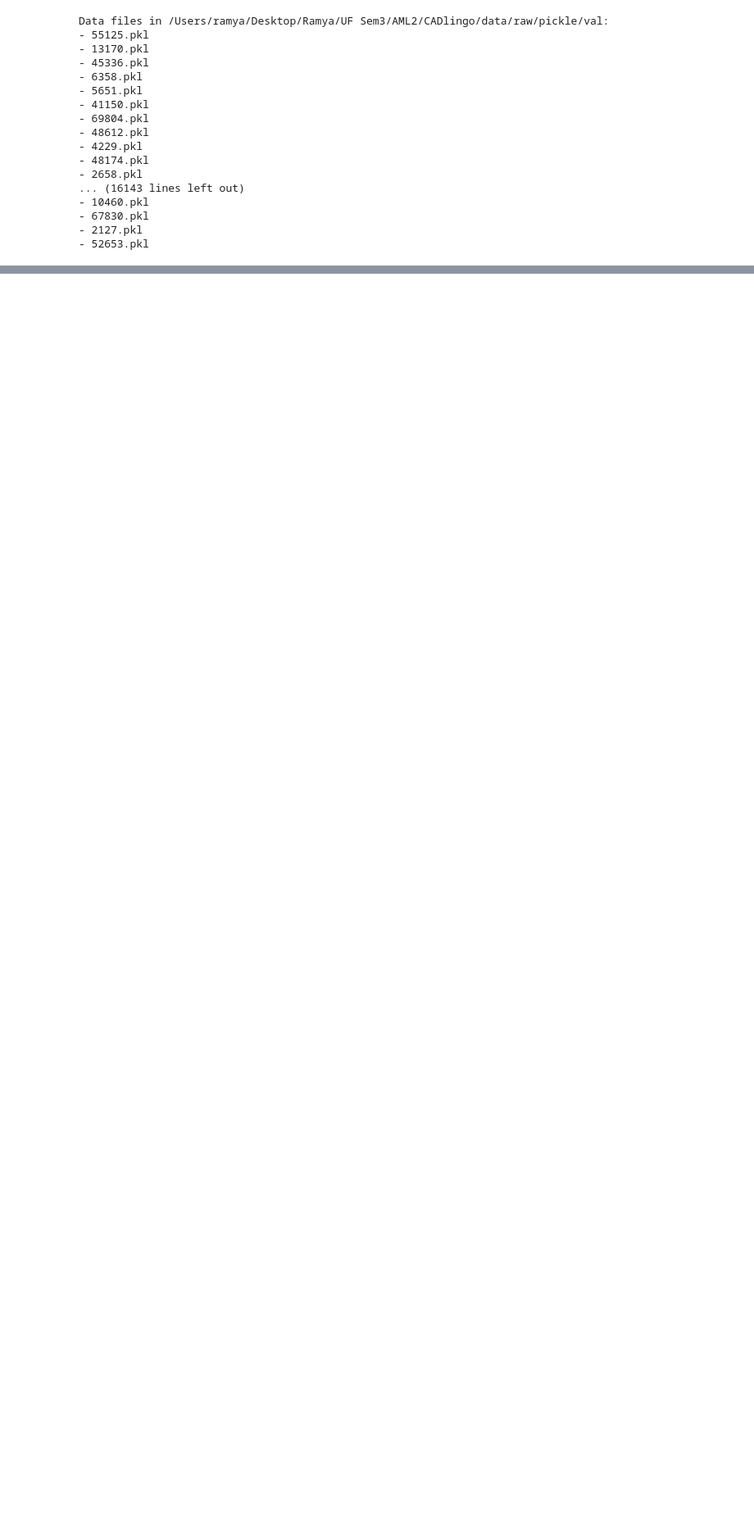
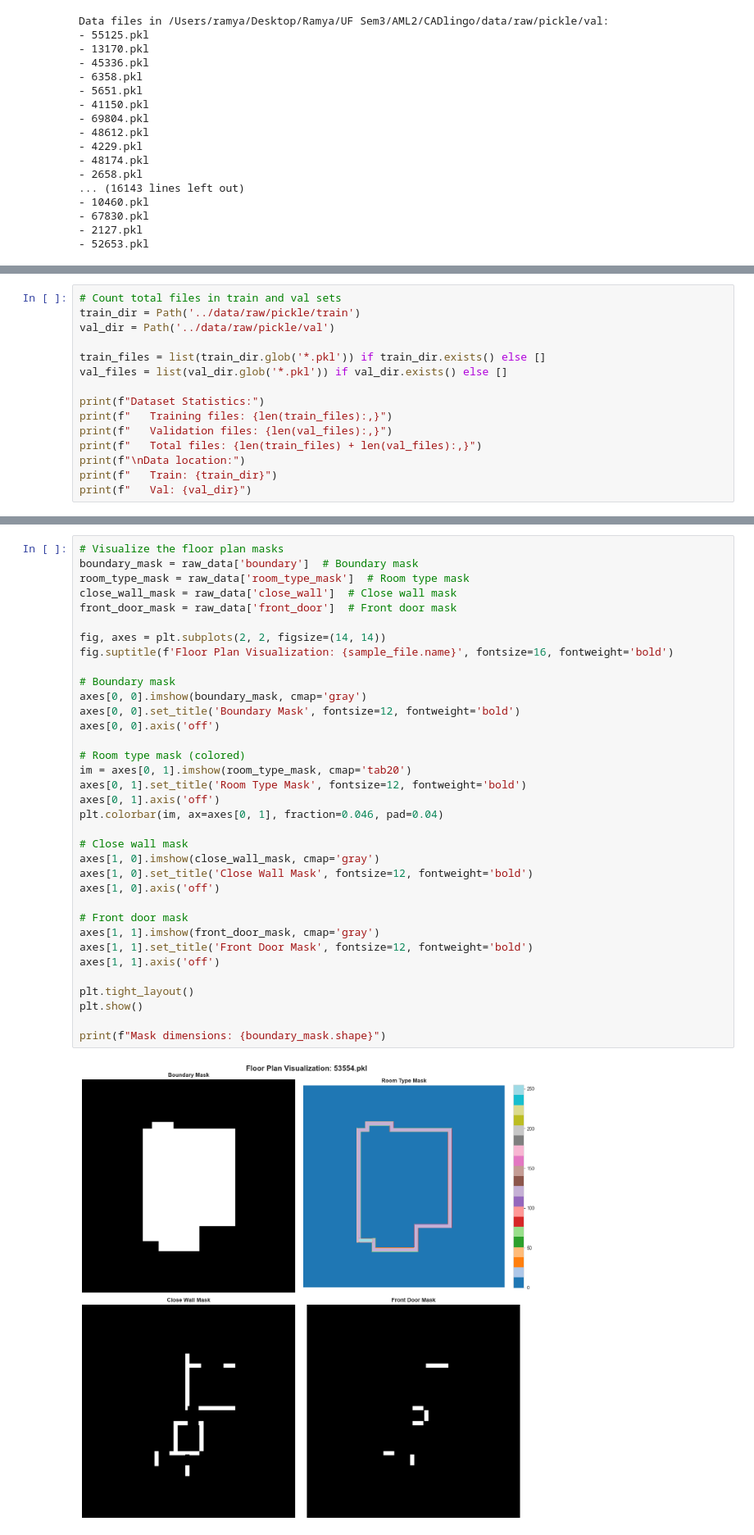
Before and after one commit to RamyaLakshmiKS/CADlingo, a Jupyter notebook: notebooks/setup.ipynb, the cells around one changed output, grey strips where cells are left out. Shown at 82% size. Drawn from its saved outputs; the diff is of its cells as text; blank space fills up the shorter version.

```diff
--- a/notebooks/setup.ipynb
+++ b/notebooks/setup.ipynb
@@ -173,0 +202,15 @@ Data files in /Users/ramya/Desktop/Ramya/UF Sem3/AML2/CADlingo/data/raw/pickle/v
+# %%
+# Count total files in train and val sets
+train_dir = Path('../data/raw/pickle/train')
+val_dir = Path('../data/raw/pickle/val')
+
+train_files = list(train_dir.glob('*.pkl')) if train_dir.exists() else []
+val_files = list(val_dir.glob('*.pkl')) if val_dir.exists() else []
+
+print(f"Dataset Statistics:")
+print(f"   Training files: {len(train_files):,}")
+print(f"   Validation files: {len(val_files):,}")
+print(f"   Total files: {len(train_files) + len(val_files):,}")
+print(f"\nData location:")
+print(f"   Train: {train_dir}")
+print(f"   Val: {val_dir}")
@@ -173,0 +275,37 @@ Data files in /Users/ramya/Desktop/Ramya/UF Sem3/AML2/CADlingo/data/raw/pickle/v
+# %%
+# Visualize the floor plan masks
+boundary_mask = raw_data['boundary']  # Boundary mask
+room_type_mask = raw_data['room_type_mask']  # Room type mask
+close_wall_mask = raw_data['close_wall']  # Close wall mask
+front_door_mask = raw_data['front_door']  # Front door mask
+
+fig, axes = plt.subplots(2, 2, figsize=(14, 14))
+fig.suptitle(f'Floor Plan Visualization: {sample_file.name}', fontsize=16, fontweight='bold')
+
+# Boundary mask
+axes[0, 0].imshow(boundary_mask, cmap='gray')
+axes[0, 0].set_title('Boundary Mask', fontsize=12, fontweight='bold')
+axes[0, 0].axis('off')
+
+# Room type mask (colored)
+im = axes[0, 1].imshow(room_type_mask, cmap='tab20')
+axes[0, 1].set_title('Room Type Mask', fontsize=12, fontweight='bold')
+axes[0, 1].axis('off')
+plt.colorbar(im, ax=axes[0, 1], fraction=0.046, pad=0.04)
+
+# Close wall mask
+axes[1, 0].imshow(close_wall_mask, cmap='gray')
+axes[1, 0].set_title('Close Wall Mask', fontsize=12, fontweight='bold')
+axes[1, 0].axis('off')
+
+# Front door mask
+axes[1, 1].imshow(front_door_mask, cmap='gray')
+axes[1, 1].set_title('Front Door Mask', fontsize=12, fontweight='bold')
+axes[1, 1].axis('off')
+
+plt.tight_layout()
+plt.show()
+
+print(f"Mask dimensions: {boundary_mask.shape}")
+# %% [output]
+[figure, added]
```
Also changed, not shown: parts of 24 cells of this notebook, 13 other files.
